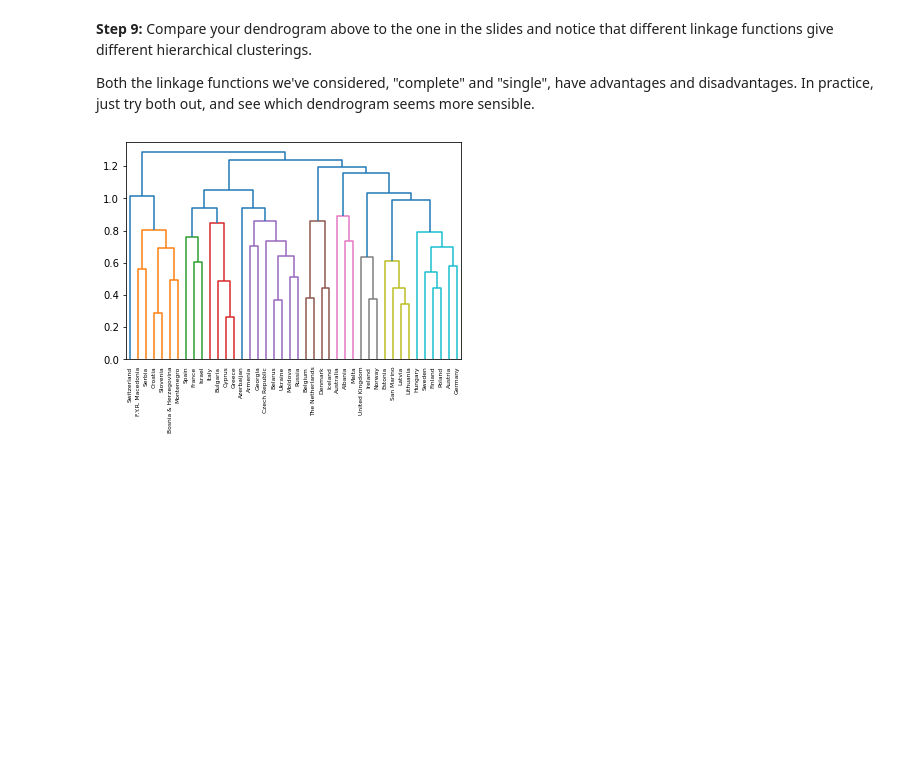
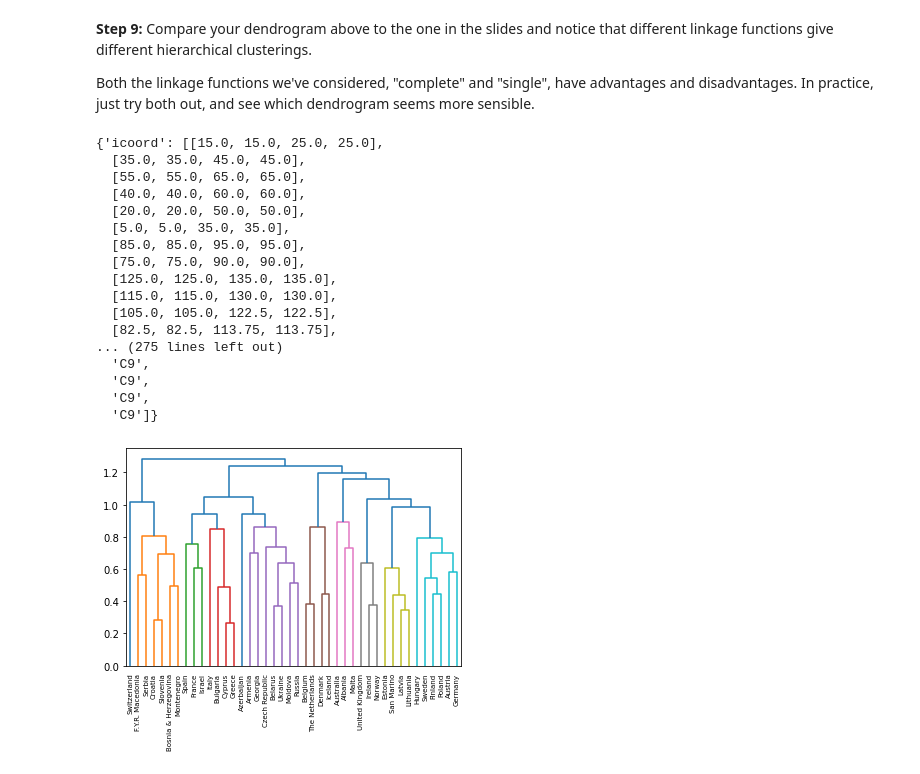
Before and after one commit to mshahiq/AI-DS-Exercises, a Jupyter notebook: Chapter 2/02. Clustering/01. Hierarchical Clustering/exercises/exercise_13_different_linkage_different_hc.ipynb, the cells around one changed output. Cells and saved outputs as stored; diff of their text form; code cells hidden in the pictures; blank space fills up the shorter version.

```diff
--- a/Chapter 2/02. Clustering/01. Hierarchical Clustering/exercises/exercise_13_different_linkage_different_hc.ipynb
+++ b/Chapter 2/02. Clustering/01. Hierarchical Clustering/exercises/exercise_13_different_linkage_different_hc.ipynb
@@ -64,0 +42,5 @@ new_df
+# %%
+import numpy as np
+
+scores_df = scores_df.fillna(12)
+scores_df
@@ -76,3 +75,5 @@ normalized_samples = normalize(samples)
+# %%
+samples = normalize(scores_df.values)
 # %% [markdown]
 **Step 6:** Import:
  + `linkage` and `dendrogram` from `scipy.cluster.hierarchy`.
@@ -98,9 +114,25 @@ plt.show()
 
 Both the linkage functions we've considered, "complete" and "single", have advantages and disadvantages.  In practice, just try both out, and see which dendrogram seems more sensible.
 # %%
-mergings_complete = linkage(normalized_samples,method = 'complete')
-dendro_complete_plot = dendrogram(mergings_complete,leaf_rotation=90,leaf_font_size=6,labels=countries)
-
-plt.show()
+mergings_complete = linkage(samples,method='complete')
+dendro_c = dendrogram(mergings_complete,leaf_rotation=90,leaf_font_size=7,labels=country_names)
+dendro_c
 # %% [output]
+{'icoord': [[15.0, 15.0, 25.0, 25.0],
+  [35.0, 35.0, 45.0, 45.0],
+  [55.0, 55.0, 65.0, 65.0],
+  [40.0, 40.0, 60.0, 60.0],
+  [20.0, 20.0, 50.0, 50.0],
+  [5.0, 5.0, 35.0, 35.0],
+  [85.0, 85.0, 95.0, 95.0],
+  [75.0, 75.0, 90.0, 90.0],
+  [125.0, 125.0, 135.0, 135.0],
+  [115.0, 115.0, 130.0, 130.0],
+  [105.0, 105.0, 122.5, 122.5],
+  [82.5, 82.5, 113.75, 113.75],
+... (275 lines left out)
+  'C9',
+  'C9',
+  'C9',
+  'C9']}
-[figure, old version]
+[figure, new version]
```
Also changed, not shown: parts of 6 cells of this notebook.
